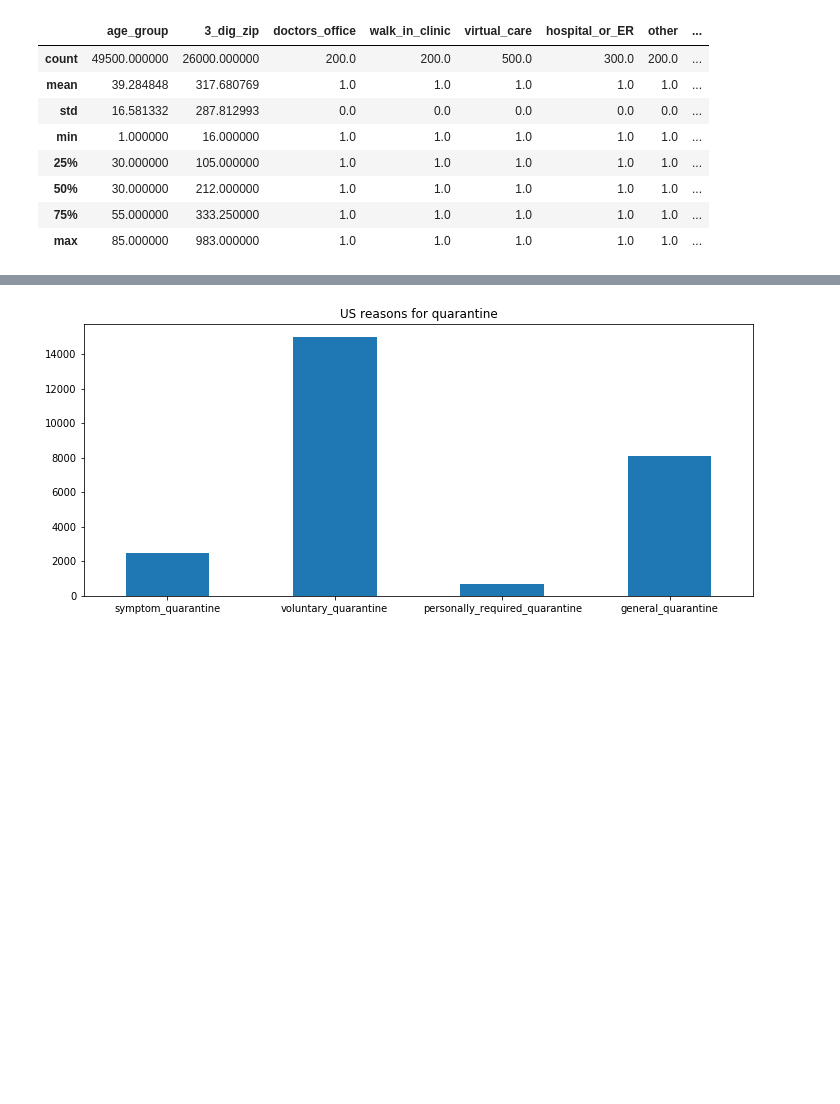
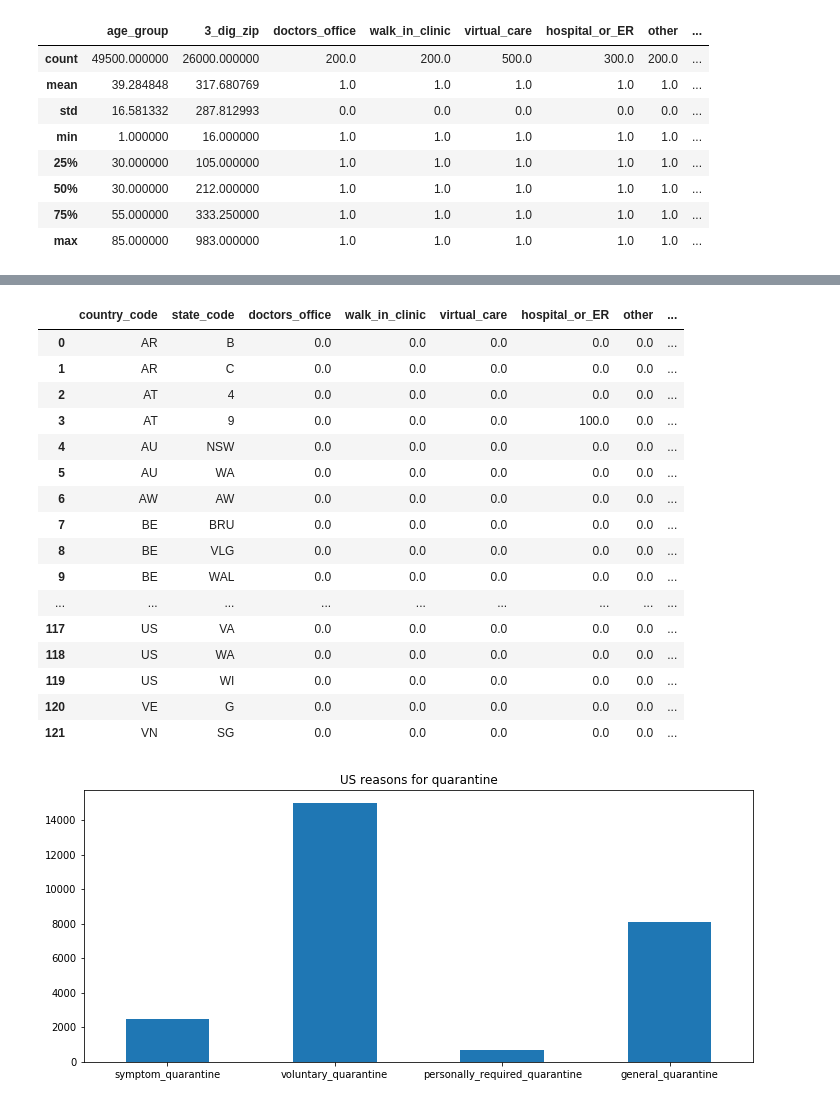
Before and after one commit to zalkikar/AlgoRand_Covid, a Jupyter notebook: Algorand_eda.ipynb, the cells around one changed output, grey strips where cells are left out. Cells and saved outputs as stored; diff of their text form; code cells hidden in the pictures; blank space fills up the shorter version.

```diff
--- a/Algorand_eda.ipynb
+++ b/Algorand_eda.ipynb
@@ -87,3 +101,23 @@ new_df.head(10)
 # %%
 grouped_df = new_df.groupby(['country_code','state_code']).sum().reset_index()
+# %%
+grouped_df
+# %% [output]
+|  | country_code | state_code | doctors_office | walk_in_clinic | virtual_care | hospital_or_ER | other | ... |
+| 0 | AR | B | 0.0 | 0.0 | 0.0 | 0.0 | 0.0 | ... |
+| 1 | AR | C | 0.0 | 0.0 | 0.0 | 0.0 | 0.0 | ... |
+| 2 | AT | 4 | 0.0 | 0.0 | 0.0 | 0.0 | 0.0 | ... |
+| 3 | AT | 9 | 0.0 | 0.0 | 0.0 | 100.0 | 0.0 | ... |
+| 4 | AU | NSW | 0.0 | 0.0 | 0.0 | 0.0 | 0.0 | ... |
+| 5 | AU | WA | 0.0 | 0.0 | 0.0 | 0.0 | 0.0 | ... |
+| 6 | AW | AW | 0.0 | 0.0 | 0.0 | 0.0 | 0.0 | ... |
+| 7 | BE | BRU | 0.0 | 0.0 | 0.0 | 0.0 | 0.0 | ... |
+| 8 | BE | VLG | 0.0 | 0.0 | 0.0 | 0.0 | 0.0 | ... |
+| 9 | BE | WAL | 0.0 | 0.0 | 0.0 | 0.0 | 0.0 | ... |
+| ... | ... | ... | ... | ... | ... | ... | ... | ... |
+| 117 | US | VA | 0.0 | 0.0 | 0.0 | 0.0 | 0.0 | ... |
+| 118 | US | WA | 0.0 | 0.0 | 0.0 | 0.0 | 0.0 | ... |
+| 119 | US | WI | 0.0 | 0.0 | 0.0 | 0.0 | 0.0 | ... |
+| 120 | VE | G | 0.0 | 0.0 | 0.0 | 0.0 | 0.0 | ... |
+| 121 | VN | SG | 0.0 | 0.0 | 0.0 | 0.0 | 0.0 | ... |
 # %%
```
Also changed, not shown: parts of 2 cells of this notebook, 3 other files.
